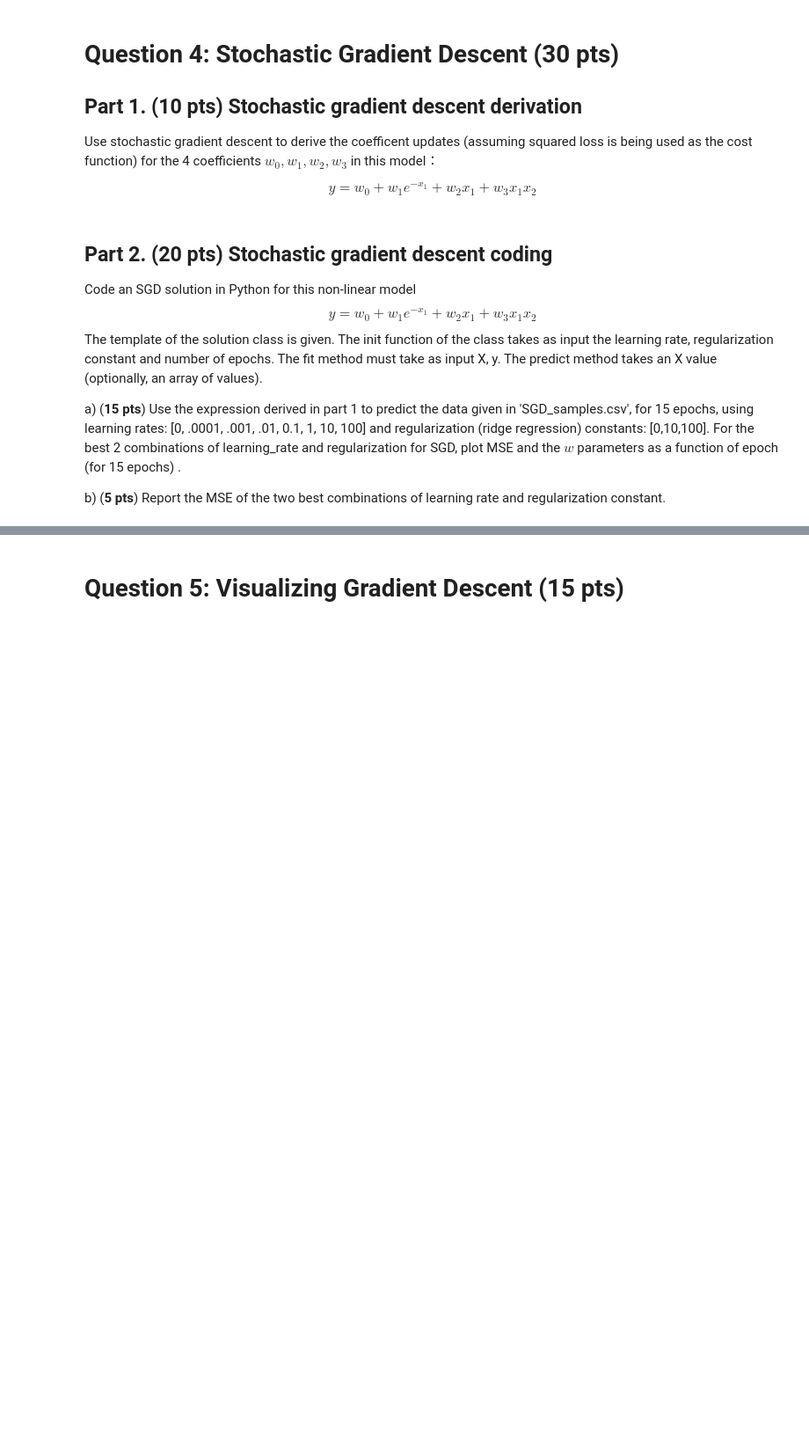
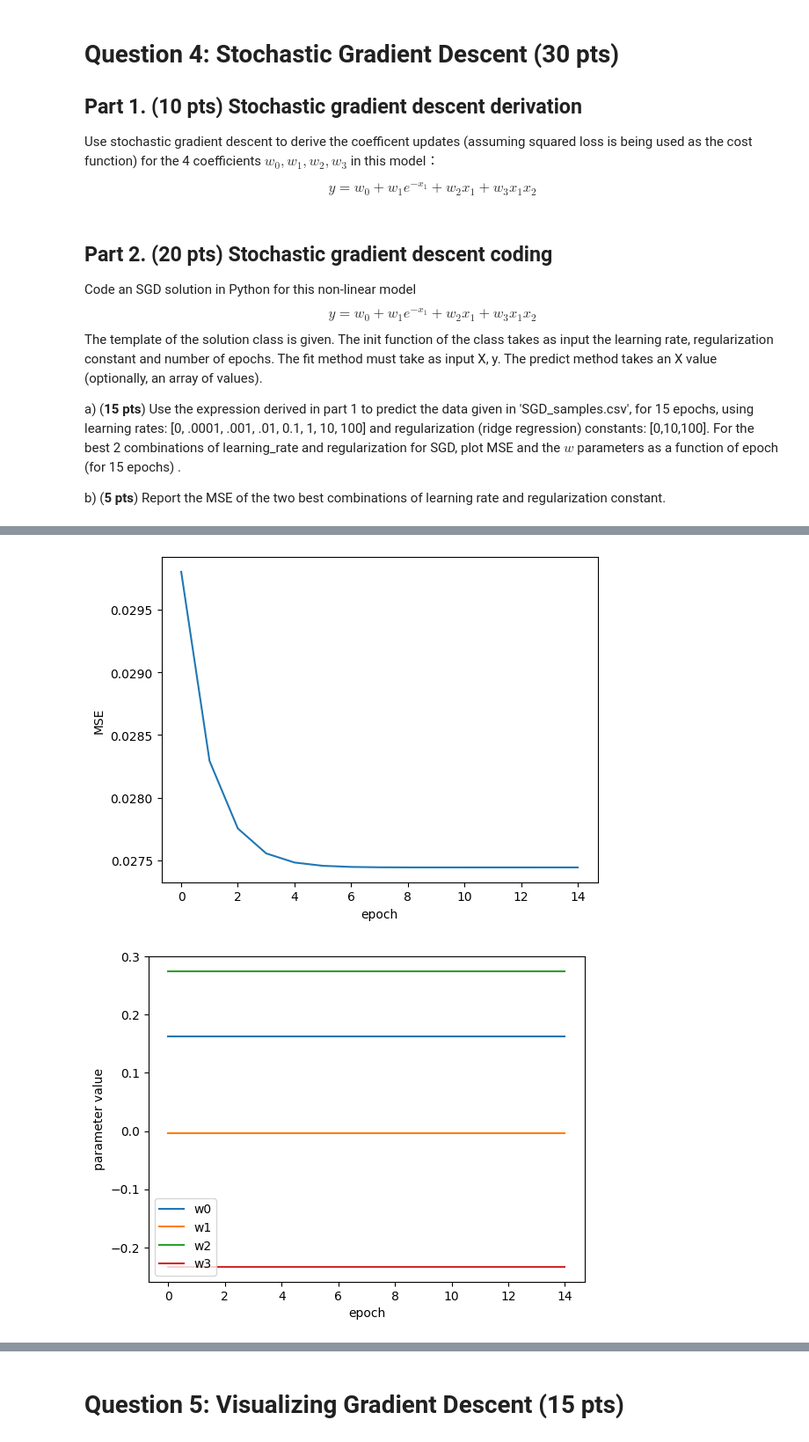
Before and after one commit to saiyam-shah/ml-ass2, a Jupyter notebook: HW_2-2.ipynb, the cells around one changed output, grey strips where cells are left out. Shown: that part at 88% size. Cells and saved outputs as stored; diff of their text form; code cells hidden in the pictures; blank space fills up the shorter version.

```diff
--- a/HW_2-2.ipynb
+++ b/HW_2-2.ipynb
@@ -349,7 +443,7 @@ class Regression:
     def sgd(self, gradient):
         # Update the self.coef using SGD
         ### START CODE ###
-        self.coef = None
+        self.coef -= self.learning_rate * gradient
         ### END CODE ###
 
     def fit(self, X, y, update_rule='sgd', plot=False):
@@ -359,16 +453,13 @@ class Regression:
         for epoch in range(self.n_epoch):
             for i in range(X.shape[0]):
                 # Compute error
-                ### START CODE ###
-                ### END CODE ###
+                error = y[i] - self.linearPredict(X[i])
 
                 # Compute gradients
-                ### START CODE ###
-                ### END CODE ###
+                gradient = -2 * X[i] * error
 
                 # Update weights
-                ### START CODE ###
-                ### END CODE ###
+                self.sgd(gradient)
 
             coefs.append(self.coef)
             residuals = y - self.linearPredict(X)
@@ -405,10 +496,10 @@ class Regression:
     def linearPredict(self, X):
         # Compute the dot product of self.coef and X
         ### START CODE ###
-        return None
+        return np.dot(X, self.coef)
         ### END CODE ###
 # %%
-data = pd.read_csv('SGD_samples.csv')
+data = pd.read_csv('SGD_samples (1).csv')
 X = np.array([data['x1'].values, data['x2'].values]).T
 y = data['y'].values
 n_epochs = 15
@@ -425,0 +555,22 @@ regularization = [0, 10, 100]
+# %%
+# For the best two combinations, use the plot option in Regression.fit() to plot MSE and parameters as a function of epoch (15 epochs)
+### START CODE ###
+# Sort the results by lowest MSE in ascending order
+results.sort(key=lambda x: x[2])
+
+# Extract the best two combinations (lowest MSE)
+best_combinations = results[:2]
+
+# Create a list to store the regression models for the best combinations
+best_models = []
+
+# Fit the models for the best combinations
+for lr, reg_strength, _ in best_combinations:
+    reg_model = Regression(learning_rate=lr, regularization=reg_strength, n_epoch=n_epochs)
+    reg_model.fit(X, y, plot=True)  # Use the plot option to plot MSE and parameters
+    best_models.append(reg_model)
+
+### END CODE ###
+# %% [output]
+[figure, added]
+[figure, added]
```
Also changed, not shown: parts of 8 cells of this notebook.
